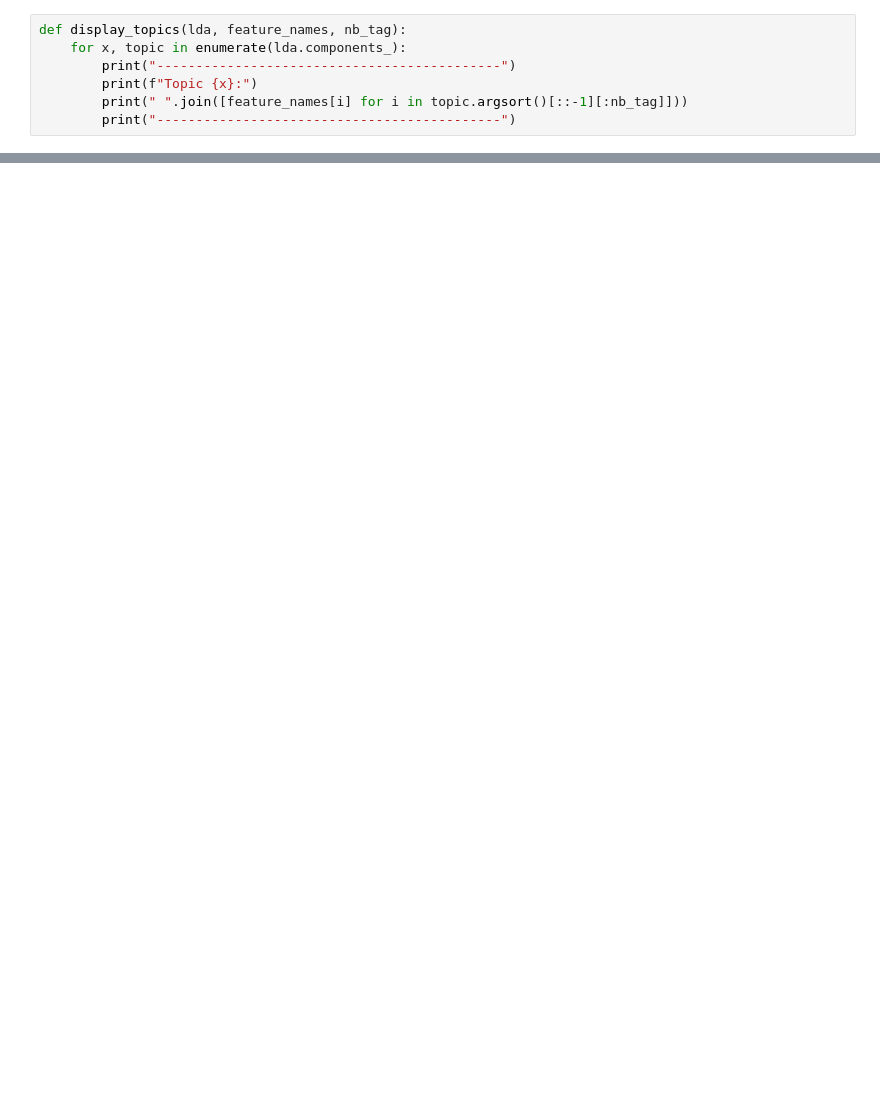
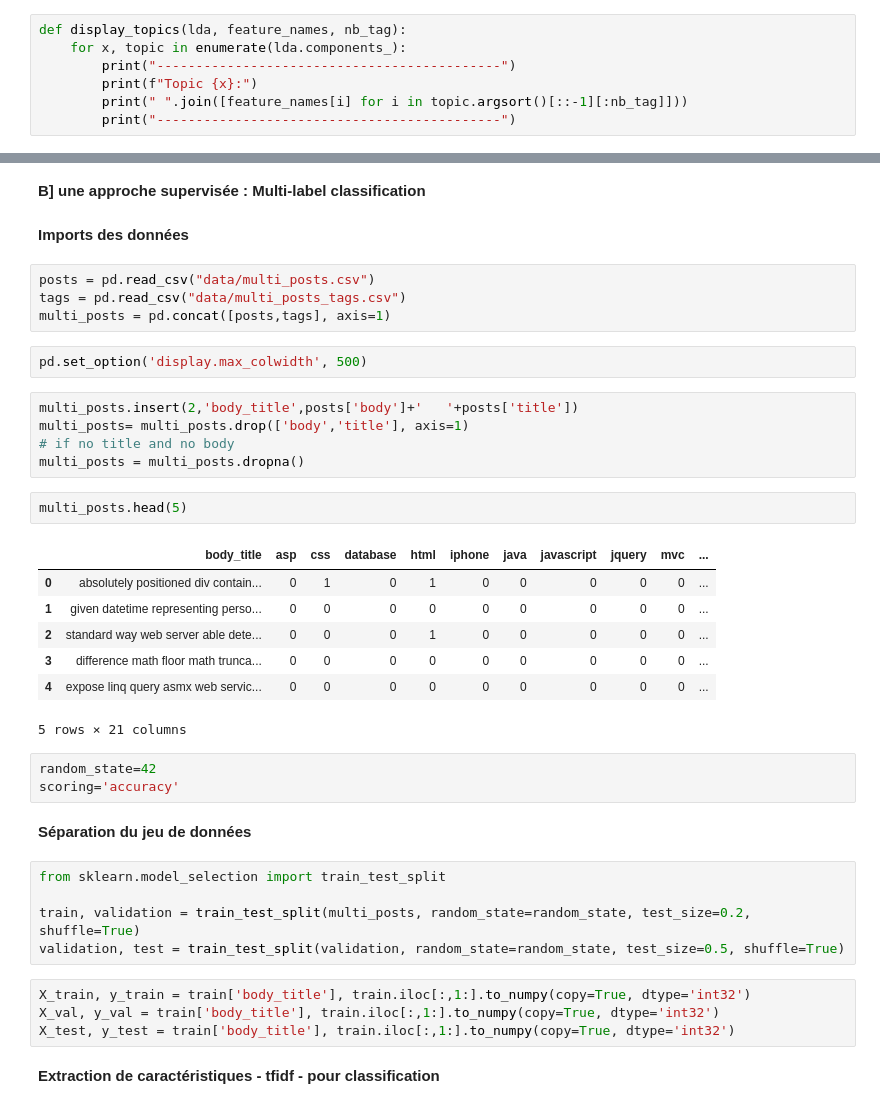
Before and after one commit to Loridan/openclassrooms-iml-projects, a Jupyter notebook: project5/P05_02_notebook_modelisation.ipynb, the cells around one changed output, grey strips where cells are left out. Cells and saved outputs as stored; diff of their text form; blank space fills up the shorter version.

```diff
--- a/project5/P05_02_notebook_modelisation.ipynb
+++ b/project5/P05_02_notebook_modelisation.ipynb
@@ -63,0 +76,41 @@ cfset cfif sitecore temptable crystaldecisions cola columna duedate cfquery cffu
+# %% [markdown]
+**B] une approche supervisée : Multi-label classification**
+# %% [markdown]
+**Imports des données**
+# %%
+posts = pd.read_csv("data/multi_posts.csv")
+tags = pd.read_csv("data/multi_posts_tags.csv")
+multi_posts = pd.concat([posts,tags], axis=1)
+# %%
+pd.set_option('display.max_colwidth', 500)
+# %%
+multi_posts.insert(2,'body_title',posts['body']+'   '+posts['title'])
+multi_posts= multi_posts.drop(['body','title'], axis=1)
+# if no title and no body
+multi_posts = multi_posts.dropna()
+# %%
+multi_posts.head(5)
+# %% [output]
+|  | body_title | asp | css | database | html | iphone | java | javascript | jquery | mvc | ... |
+| 0 | absolutely positioned div contain... | 0 | 1 | 0 | 1 | 0 | 0 | 0 | 0 | 0 | ... |
+| 1 | given datetime representing perso... | 0 | 0 | 0 | 0 | 0 | 0 | 0 | 0 | 0 | ... |
+| 2 | standard way web server able dete... | 0 | 0 | 0 | 1 | 0 | 0 | 0 | 0 | 0 | ... |
+| 3 | difference math floor math trunca... | 0 | 0 | 0 | 0 | 0 | 0 | 0 | 0 | 0 | ... |
+| 4 | expose linq query asmx web servic... | 0 | 0 | 0 | 0 | 0 | 0 | 0 | 0 | 0 | ... |
+5 rows × 21 columns
+# %%
+random_state=42
+scoring='accuracy'
+# %% [markdown]
+**Séparation du jeu de données**
+# %%
+from sklearn.model_selection import train_test_split
+
+train, validation = train_test_split(multi_posts, random_state=random_state, test_size=0.2, shuffle=True)
+validation, test = train_test_split(validation, random_state=random_state, test_size=0.5, shuffle=True)
+# %%
+X_train, y_train = train['body_title'], train.iloc[:,1:].to_numpy(copy=True, dtype='int32')
+X_val, y_val = train['body_title'], train.iloc[:,1:].to_numpy(copy=True, dtype='int32')
+X_test, y_test = train['body_title'], train.iloc[:,1:].to_numpy(copy=True, dtype='int32')
+# %% [markdown]
+**Extraction de caractéristiques - tfidf - pour classification**
```
Also changed, not shown: parts of 42 cells of this notebook, 2 other files.
